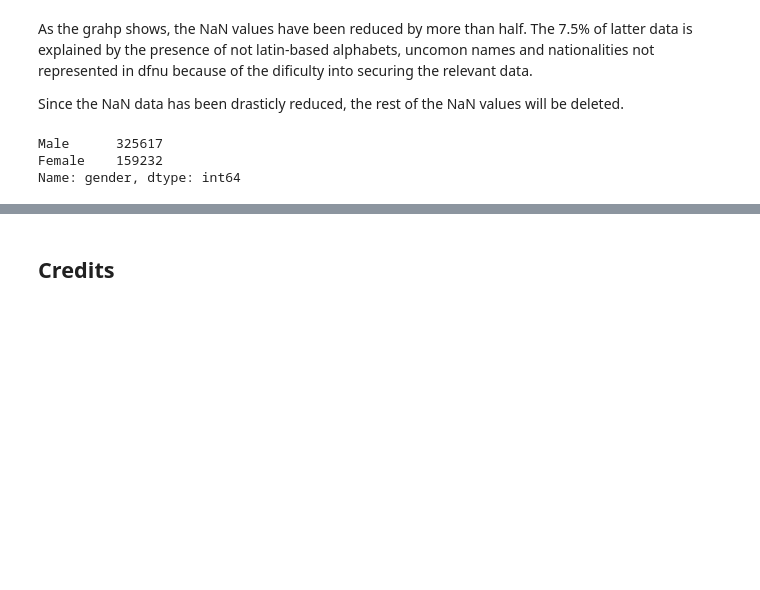
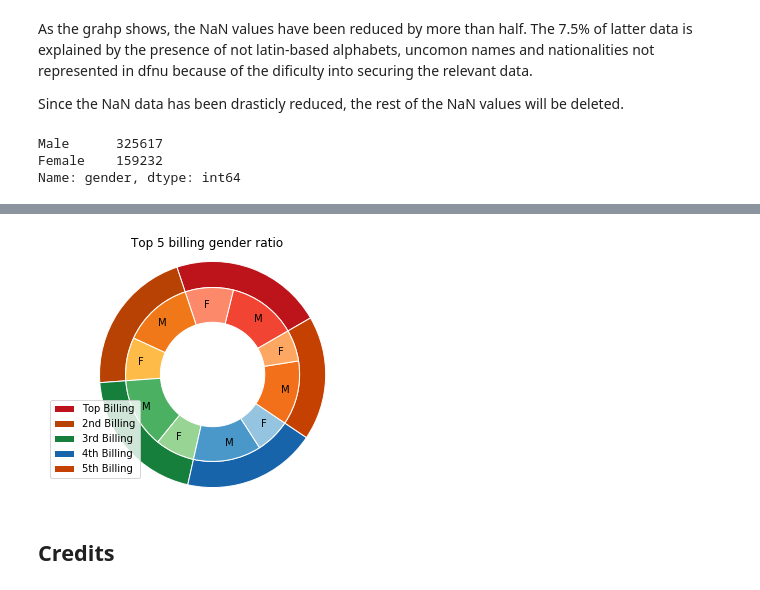
Before and after one commit to Dibmar/DAANMO_Project, a Jupyter notebook: Projects/DAANMO/credits_exp.ipynb, the cells around one changed output, grey strips where cells are left out. Drawn from its saved outputs; the diff is of its cells as text; code cells hidden in the pictures; blank space fills up the shorter version.

Commit message:
08/05/2020 DAANMO Project *Pieplot added in order to show gender differences

```diff
--- a/Projects/DAANMO/credits_exp.ipynb
+++ b/Projects/DAANMO/credits_exp.ipynb
@@ -198,3 +198,6 @@ genders3
 Male      325617
 Female    159232
 Name: gender, dtype: int64
+# %%
+roles = actors['credits_order'].value_counts().head(5)
+roles
@@ -200,0 +211,5 @@ Name: gender, dtype: int64
+# %%
+
+
+gender_and_roles = actors.groupby('credits_order')['gender'].value_counts().head(10)
+gender_and_roles
@@ -201,3 +229,28 @@ Name: gender, dtype: int64
+# %%
+labels = ['Top Billing', '2nd Billing', '3rd Billing', '4th Billing', '5th Billing']
+group_size = roles
+labels2 = ['M', 'F', 'M', 'F', 'M', 'F', 'M', 'F', 'M', 'F']
+subgroup_size = gender_and_roles
+
+# Create colors
+a, b, c, d, e = [ plt.cm.Reds, plt.cm.YlOrBr, plt.cm.Greens, plt.cm.Blues, plt.cm.Oranges]
+
+# First Ring (outside)
+fig, ax = plt.subplots()
+ax.axis('equal')
+mypie, _ = ax.pie(group_size, radius = 1.3, colors=[a(0.8), b(0.8), c(0.8), d(0.8), e(0.8)],  startangle = 30)
+plt.setp( mypie, width=0.3, edgecolor ='white')
+
+# Second Ring (Inside)
+mypie2, _ = ax.pie(subgroup_size, radius=1.3-0.3, labeldistance=0.8, colors=[a(0.6), a(0.4), b(0.6), b(0.4), c(0.6), c(0.4), d(0.6), d(0.4), e(0.6), e(0.4)], labels = labels2, startangle = 30)
+plt.setp( mypie2, width=0.4, edgecolor='white')
+plt.margins(0,0)
+
+plt.legend(labels, loc= 'best')
+plt.suptitle('Top 5 billing gender ratio', fontsize=12)
+plt.show()
+# %% [output]
+[figure, added]
 # %%
 df_save(actors)
 # %% [markdown]
```
Also changed, not shown: parts of 2 cells of this notebook, 2 other files.
